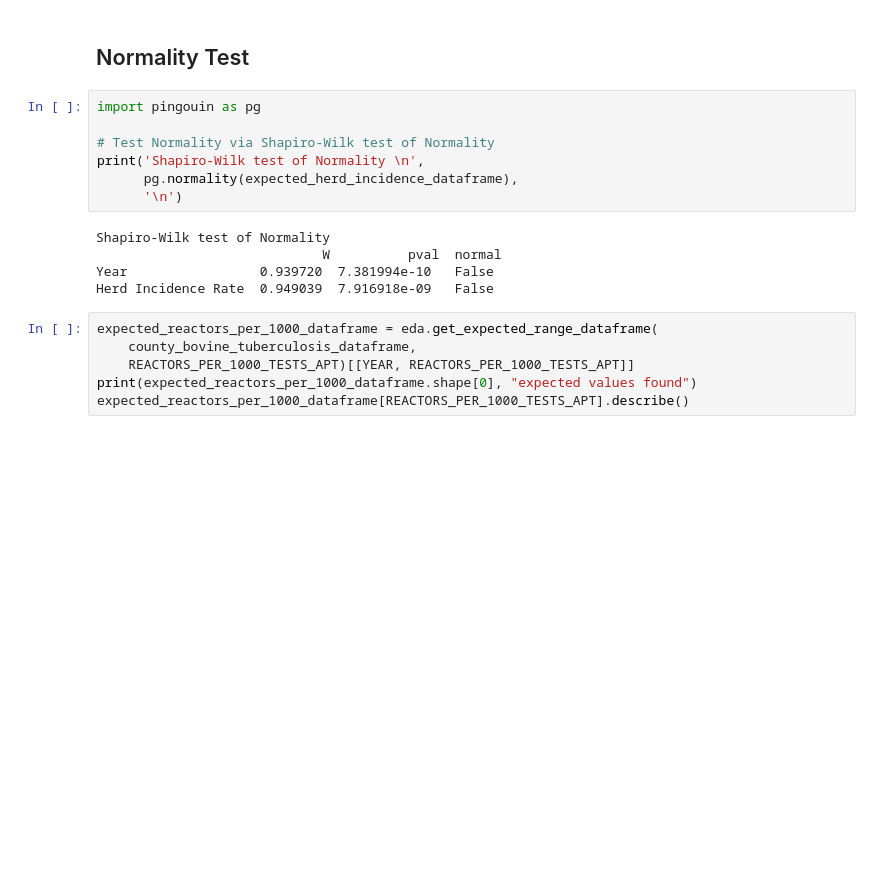
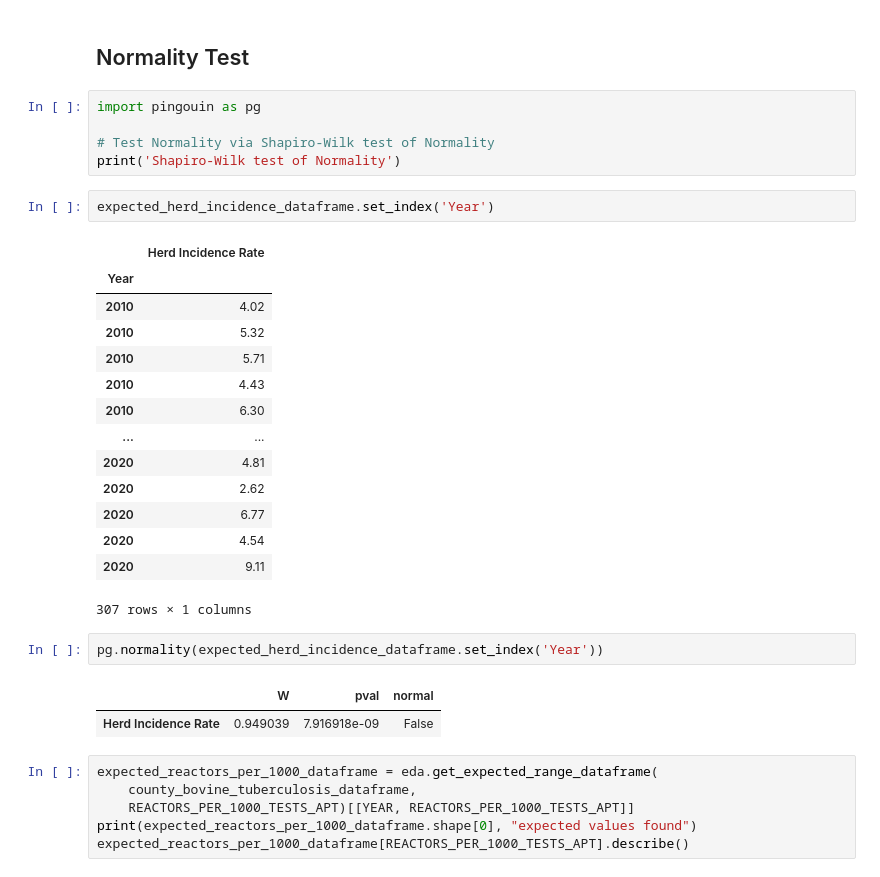
Before and after one commit to TahirAwwad/agriculture-data-analytics, a Jupyter notebook: notebooks/notebook-4-01-st-irish-bovine-tuberculosis.ipynb, the cells around one changed output. Cells and saved outputs as stored; diff of their text form; blank space fills up the shorter version.

```diff
--- a/notebooks/notebook-4-01-st-irish-bovine-tuberculosis.ipynb
+++ b/notebooks/notebook-4-01-st-irish-bovine-tuberculosis.ipynb
@@ -304,14 +304,29 @@ Name: Herd Incidence Rate, dtype: float64
 import pingouin as pg
 
 # Test Normality via Shapiro-Wilk test of Normality
-print('Shapiro-Wilk test of Normality \n',
-      pg.normality(expected_herd_incidence_dataframe),
-      '\n')
+print('Shapiro-Wilk test of Normality')
-# %% [output]
-Shapiro-Wilk test of Normality
-                             W          pval  normal
-Year                 0.939720  7.381994e-10   False
-Herd Incidence Rate  0.949039  7.916918e-09   False
+# %%
+expected_herd_incidence_dataframe.set_index('Year')
+# %% [output]
+|  | Herd Incidence Rate |
+| Year |  |
+| 2010 | 4.02 |
+| 2010 | 5.32 |
+| 2010 | 5.71 |
+| 2010 | 4.43 |
+| 2010 | 6.30 |
+| ... | ... |
+| 2020 | 4.81 |
+| 2020 | 2.62 |
+| 2020 | 6.77 |
+| 2020 | 4.54 |
+| 2020 | 9.11 |
+307 rows × 1 columns
+# %%
+pg.normality(expected_herd_incidence_dataframe.set_index('Year'))
+# %% [output]
+|  | W | pval | normal |
+| Herd Incidence Rate | 0.949039 | 7.916918e-09 | False |
 # %%
 expected_reactors_per_1000_dataframe = eda.get_expected_range_dataframe(
     county_bovine_tuberculosis_dataframe,
```
Also changed, not shown: 8 other files.
